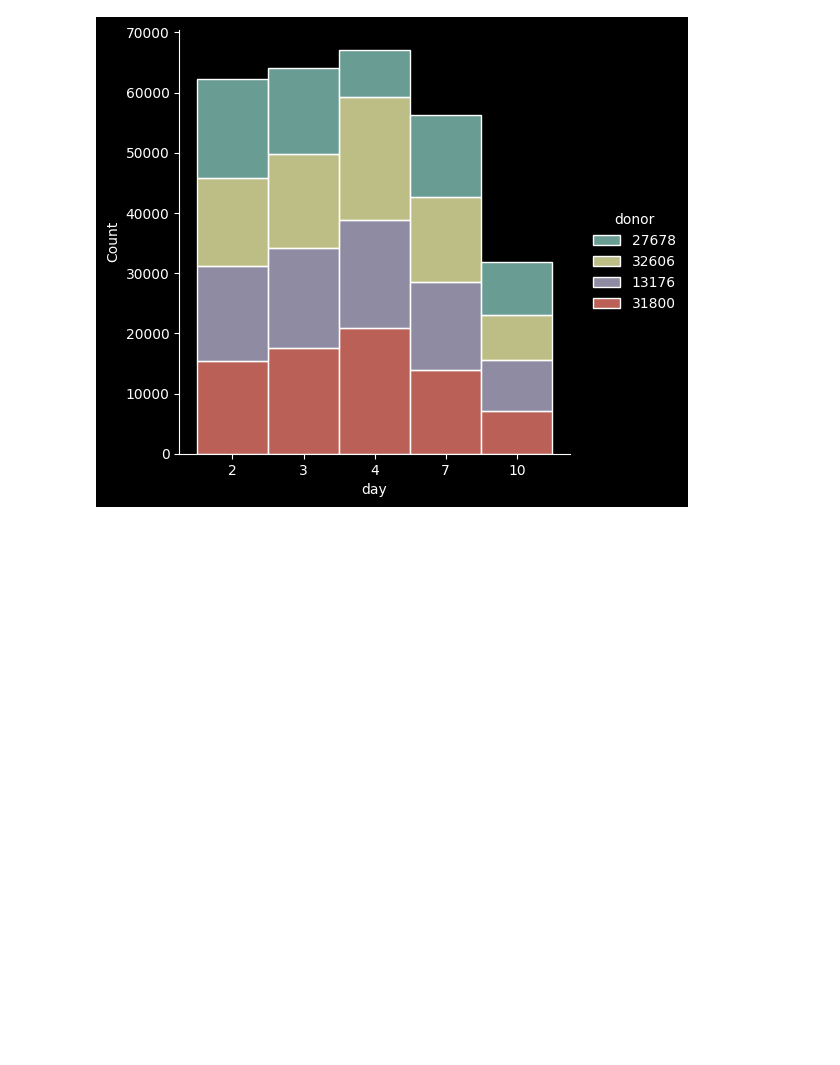
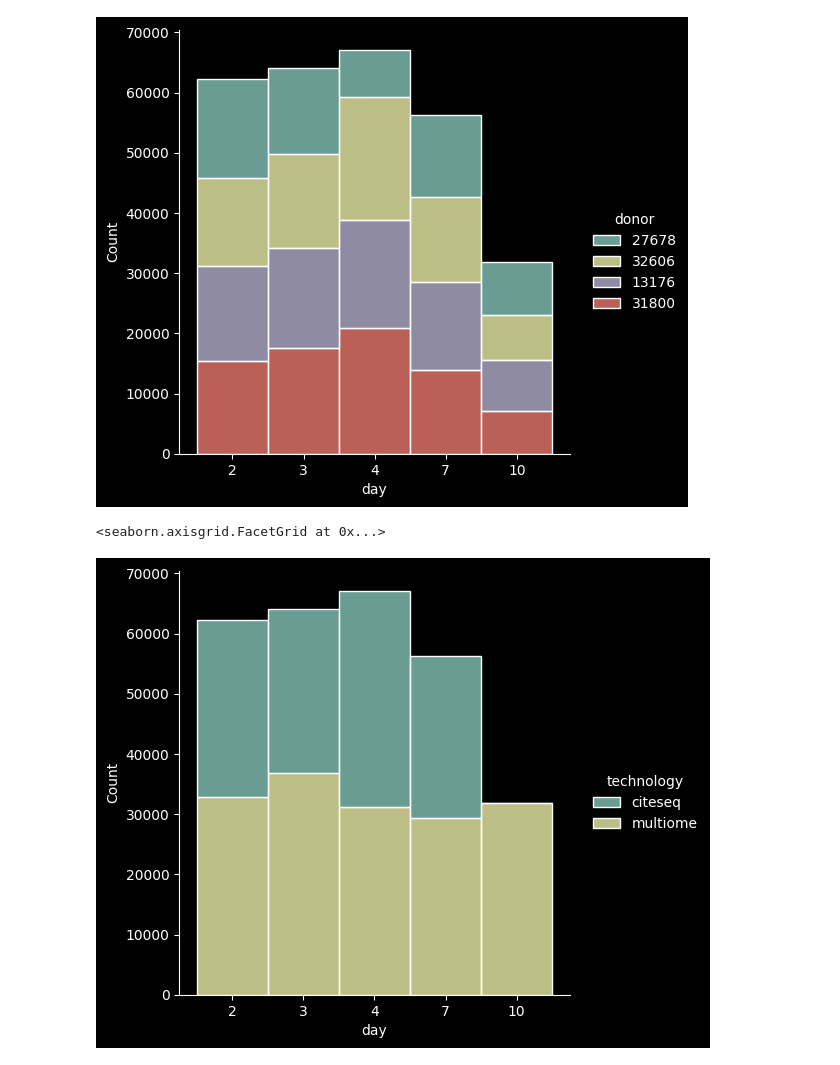
Before and after one commit to cyniphile/singlecell-kaggle, a Jupyter notebook: metadata_EDA.ipynb, the cells around one changed output. Drawn from its saved outputs; the diff is of its cells as text; code cells hidden in the pictures; blank space fills up the shorter version.

Commit message:
add chart

```diff
--- a/metadata_EDA.ipynb
+++ b/metadata_EDA.ipynb
@@ -70,3 +70,9 @@ sns.displot(metadata, x="day", hue="donor", multiple="stack")
 # %% [output]
 <seaborn.axisgrid.FacetGrid at 0x...>
 [figure]
+# %%
+# No citeseq for last day (10)
+sns.displot(metadata, x="day", hue="technology", multiple="stack")
+# %% [output]
+<seaborn.axisgrid.FacetGrid at 0x...>
+[figure, added]
```
